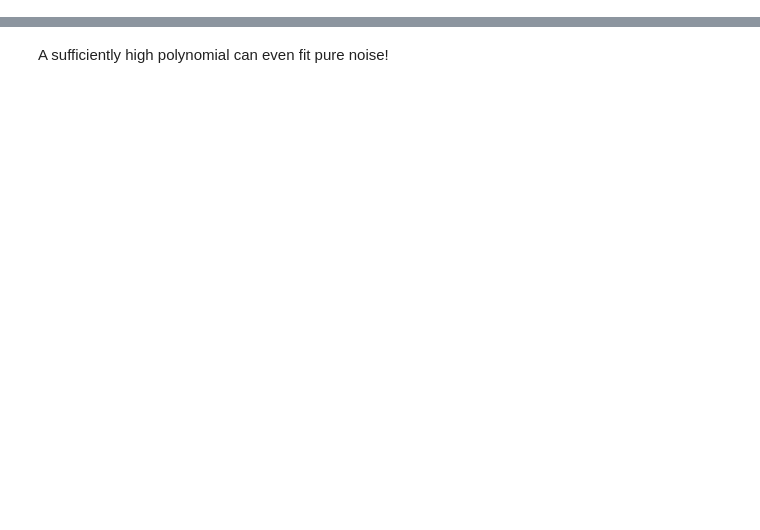
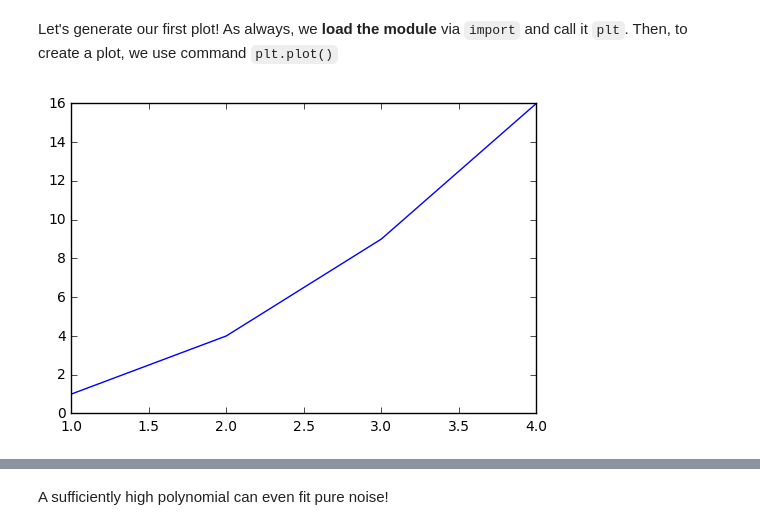
Before and after one commit to Degiacomi-Lab/python4science, a Jupyter notebook: 2_Python_numerical_methods.ipynb, the cells around one changed output, grey strips where cells are left out. Saved outputs shown, nothing was run; the diff lists cells and outputs as text; code cells hidden in the pictures; blank space fills up the shorter version.

```diff
--- a/2_Python_numerical_methods.ipynb
+++ b/2_Python_numerical_methods.ipynb
@@ -350,0 +538,11 @@ plt.savefig("data_coefficients.png")
+# %%
+#example of using methods for analysing MS data
+data = np.loadtxt('ms.txt')
+
+print('min', np.min(data)) # find smallest value
+print('index of min', np.argmin(data)) # find index of the minimum
+print('unique elements', np.unique(data)) # selects unique elements
+print('mean', np.mean(data)) # compute mean of array values
+print('median', np.median(data)) # compute median of array values
+print('std', np.std(data)) # compute standard deviation of array values
+print('sum', np.sum(data)) # sum the elements of an array
@@ -350,0 +710,20 @@ plt.savefig("data_coefficients.png")
+# %% [markdown]
+Let's generate our first plot! As always, we **load the module** via `import` and call it `plt`. Then, to create a plot, we use command `plt.plot()`
+# %%
+#importing matplotlib
+import matplotlib.pyplot as plt
+%matplotlib inline
+
+# some values
+if True:
+    x = [1, 2, 3, 4]
+    y = [1, 4, 9, 16]
+else:
+    x = data[:, 0]
+    y = data[:, 1]
+
+#plot x against y
+plt.plot(x, y)
+plt.show()
+# %% [output]
+[figure, added]
```
Also changed, not shown: parts of 162 cells of this notebook, 19 other files.
